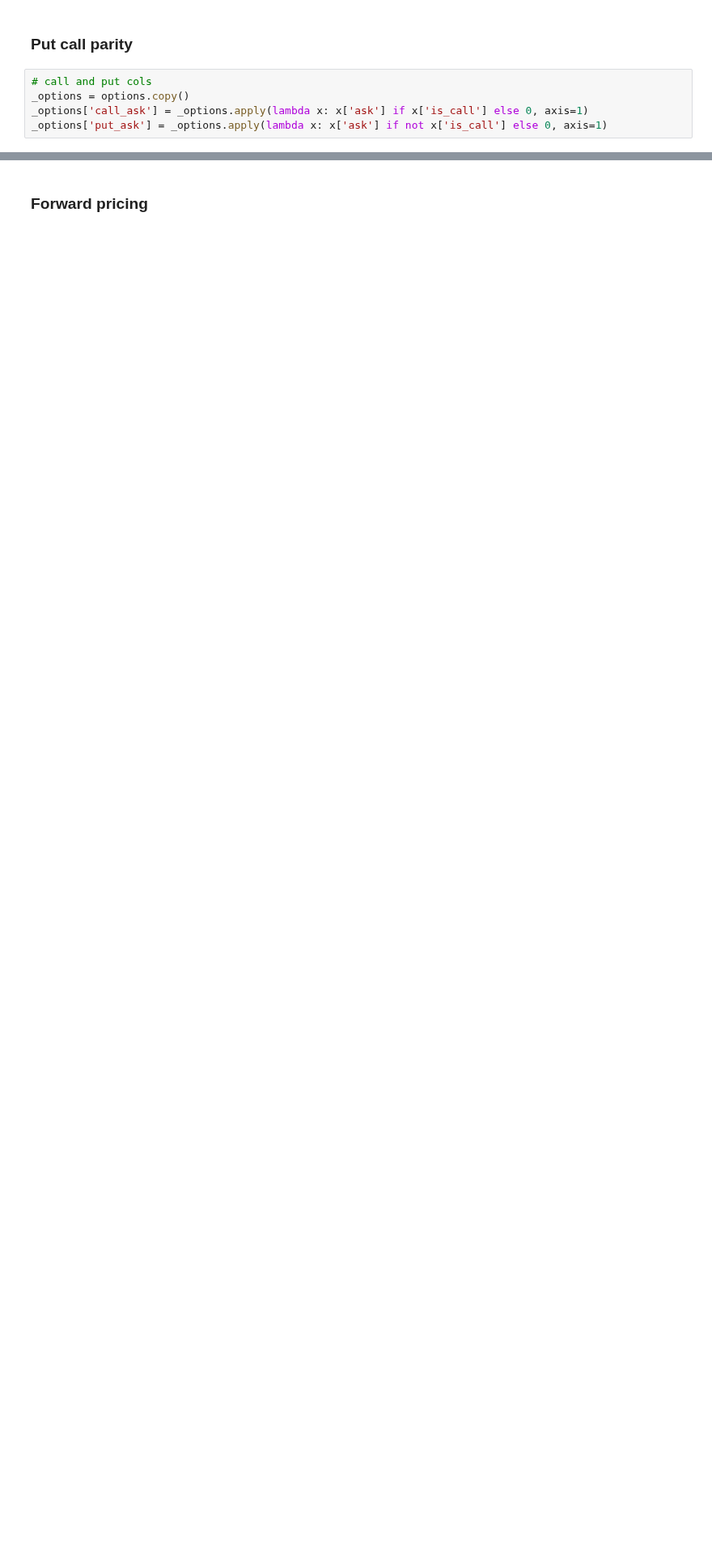
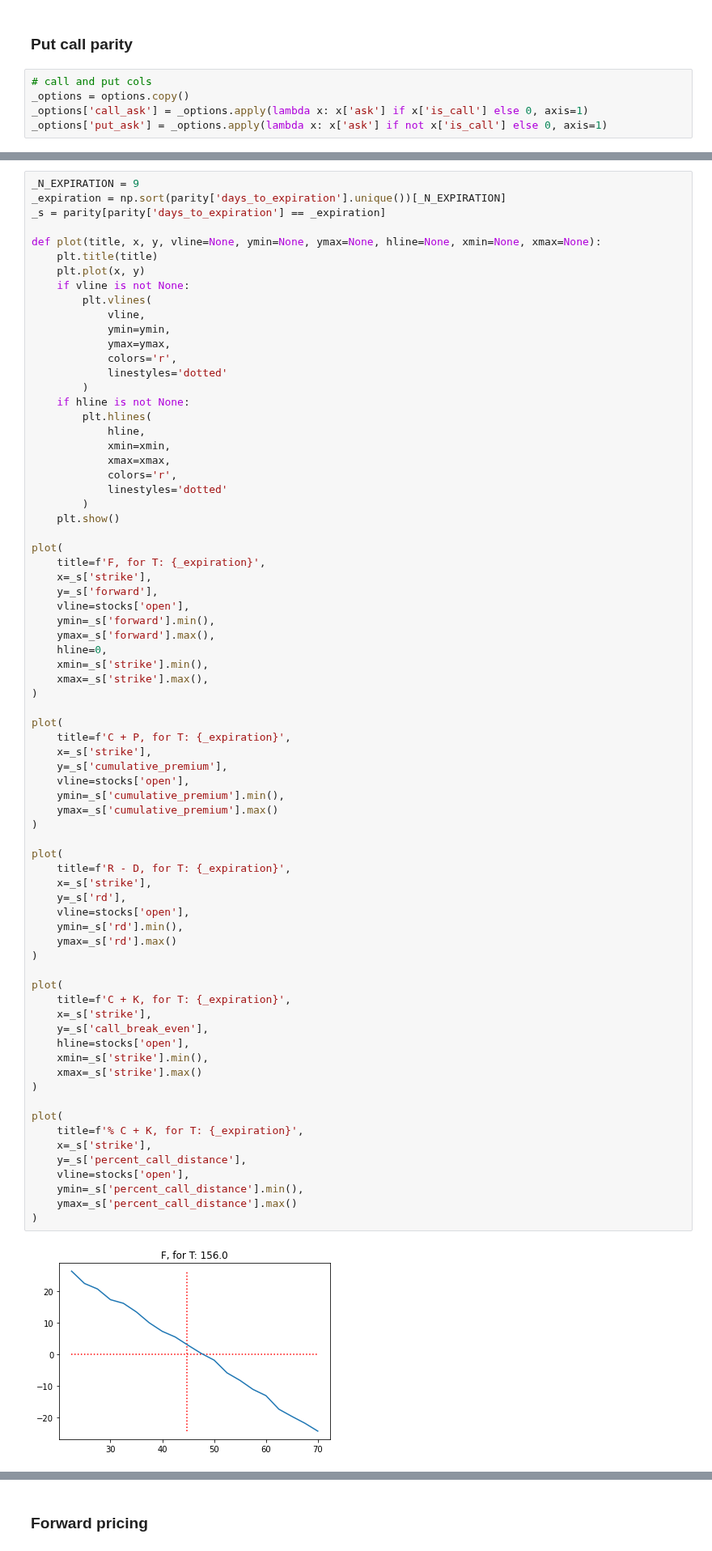
Before and after one commit to rbetzler/fun-times-in-python, a Jupyter notebook: finance/data_science/exploration/20200425_options.ipynb, the cells around one changed output, grey strips where cells are left out. Shown at 81% size. Drawn from its saved outputs; the diff is of its cells as text; blank space fills up the shorter version.

```diff
--- a/finance/data_science/exploration/20200425_options.ipynb
+++ b/finance/data_science/exploration/20200425_options.ipynb
@@ -230,0 +131,75 @@ plt.show()
+# %%
+_N_EXPIRATION = 9
+_expiration = np.sort(parity['days_to_expiration'].unique())[_N_EXPIRATION]
+_s = parity[parity['days_to_expiration'] == _expiration]
+
+def plot(title, x, y, vline=None, ymin=None, ymax=None, hline=None, xmin=None, xmax=None):
+    plt.title(title)
+    plt.plot(x, y)
+    if vline is not None:
+        plt.vlines(
+            vline,
+            ymin=ymin,
+            ymax=ymax,
+            colors='r',
+            linestyles='dotted'
+        )
+    if hline is not None:
+        plt.hlines(
+            hline,
+            xmin=xmin,
+            xmax=xmax,
+            colors='r',
+            linestyles='dotted'
+        )
+    plt.show()
+
+plot(
+    title=f'F, for T: {_expiration}',
+    x=_s['strike'],
+    y=_s['forward'],
+    vline=stocks['open'],
+    ymin=_s['forward'].min(),
+    ymax=_s['forward'].max(),
+    hline=0,
+    xmin=_s['strike'].min(),
+    xmax=_s['strike'].max(),
+)
+
+plot(
+    title=f'C + P, for T: {_expiration}',
+    x=_s['strike'],
+    y=_s['cumulative_premium'],
+    vline=stocks['open'],
+    ymin=_s['cumulative_premium'].min(),
+    ymax=_s['cumulative_premium'].max()
+)
+
+plot(
+    title=f'R - D, for T: {_expiration}',
+    x=_s['strike'],
+    y=_s['rd'],
+    vline=stocks['open'],
+    ymin=_s['rd'].min(),
+    ymax=_s['rd'].max()
+)
+
+plot(
+    title=f'C + K, for T: {_expiration}',
+    x=_s['strike'],
+    y=_s['call_break_even'],
+    hline=stocks['open'],
+    xmin=_s['strike'].min(),
+    xmax=_s['strike'].max()
+)
+
+plot(
+    title=f'% C + K, for T: {_expiration}',
+    x=_s['strike'],
+    y=_s['percent_call_distance'],
+    vline=stocks['open'],
+    ymin=_s['percent_call_distance'].min(),
+    ymax=_s['percent_call_distance'].max()
+)
+# %% [output]
+[figure, added]
```
Also changed, not shown: parts of 10 cells of this notebook, 1 other file.
